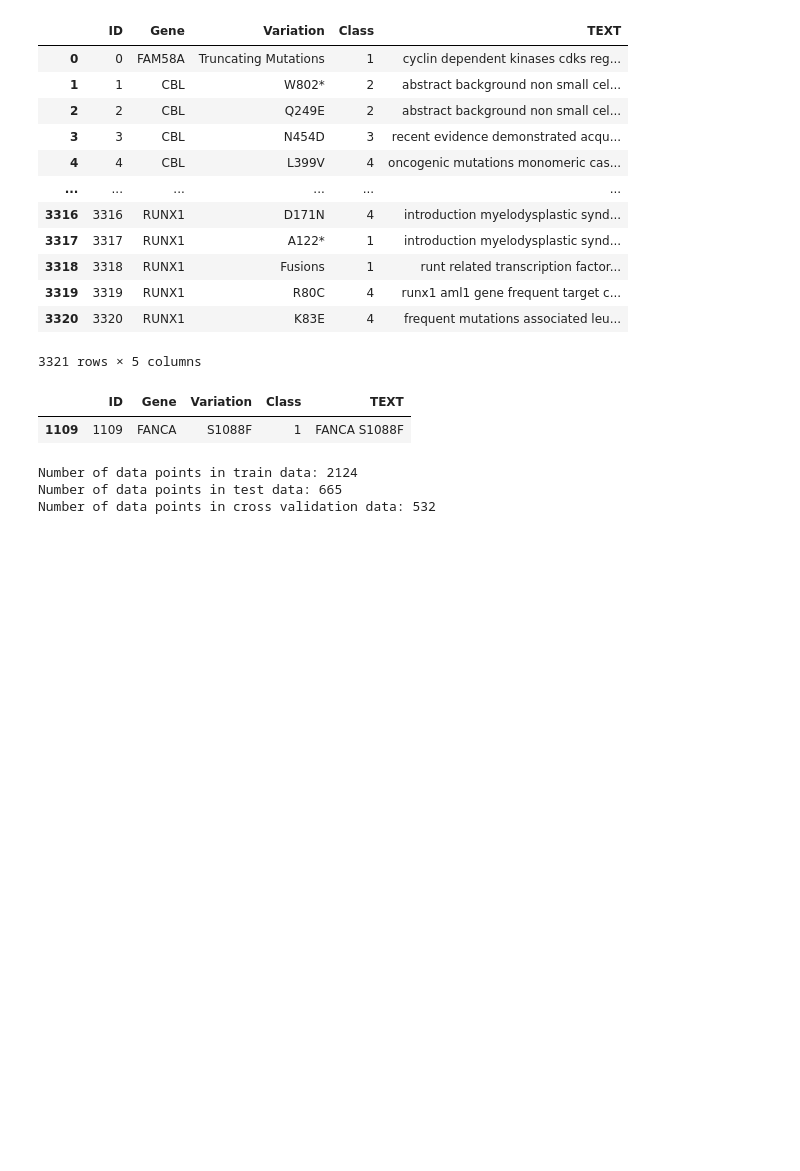
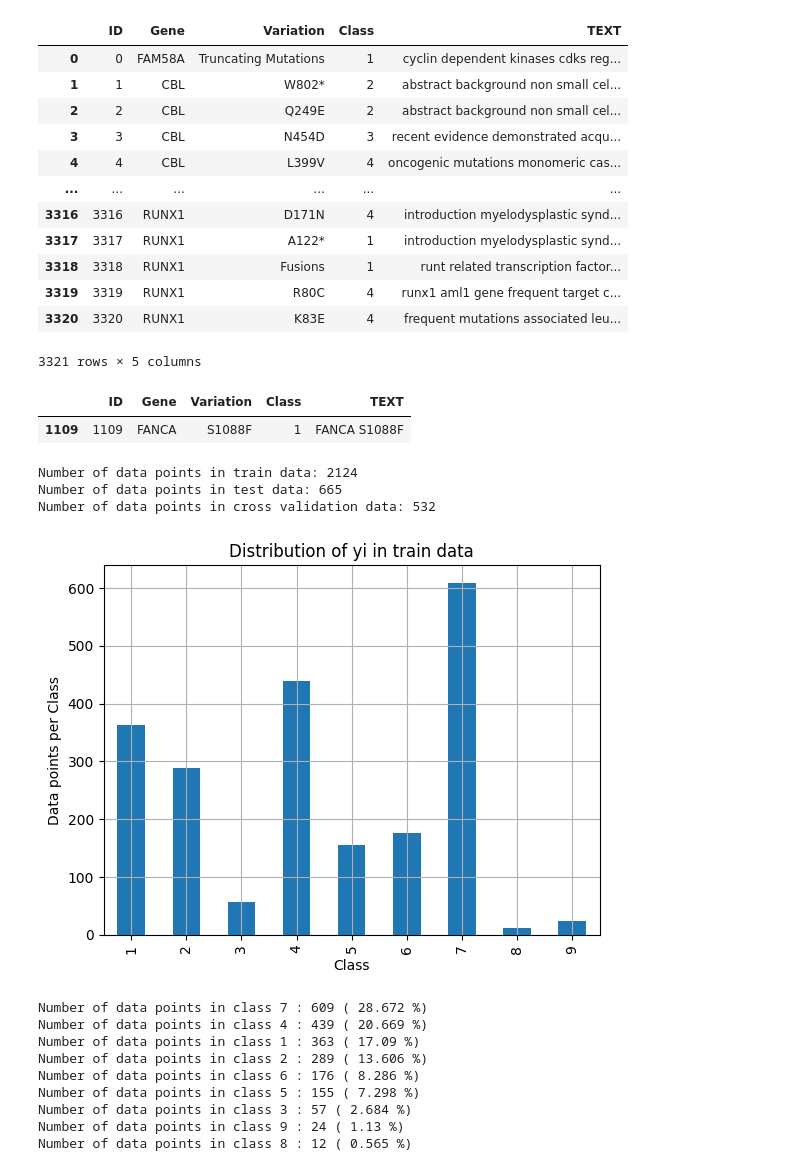
Before and after one commit to pankajshakya627/Personalized-Cancer-Diagnosis, a Jupyter notebook: EDA.ipynb, the cells around one changed output. Drawn from its saved outputs; the diff is of its cells as text; code cells hidden in the pictures; blank space fills up the shorter version.

```diff
--- a/EDA.ipynb
+++ b/EDA.ipynb
@@ -216,3 +195,32 @@ print('Number of data points in cross validation data:', cv_df.shape[0])
 Number of data points in train data: 2124
 Number of data points in test data: 665
 Number of data points in cross validation data: 532
+# %%
+# it returns a dict, keys as class labels and values as the number of data points in that class
+train_class_distribution = train_df['Class'].value_counts().sort_index()
+test_class_distribution = test_df['Class'].value_counts().sort_index()
+cv_class_distribution = cv_df['Class'].value_counts().sort_index()
+
+my_colors = 'rgbkymc'
+train_class_distribution.plot(kind='bar')
+plt.xlabel('Class')
+plt.ylabel('Data points per Class')
+plt.title('Distribution of yi in train data')
+plt.grid()
+plt.show()
+
+
+sorted_yi = np.argsort(-train_class_distribution.values)
+for i in sorted_yi:
+    print('Number of data points in class', i+1, ':',train_class_distribution.values[i], '(', np.round((train_class_distribution.values[i]/train_df.shape[0]*100), 3), '%)')
+# %% [output]
+[figure, added]
+Number of data points in class 7 : 609 ( 28.672 %)
+Number of data points in class 4 : 439 ( 20.669 %)
+Number of data points in class 1 : 363 ( 17.09 %)
+Number of data points in class 2 : 289 ( 13.606 %)
+Number of data points in class 6 : 176 ( 8.286 %)
+Number of data points in class 5 : 155 ( 7.298 %)
+Number of data points in class 3 : 57 ( 2.684 %)
+Number of data points in class 9 : 24 ( 1.13 %)
+Number of data points in class 8 : 12 ( 0.565 %)
```
Also changed, not shown: parts of 5 cells of this notebook.
